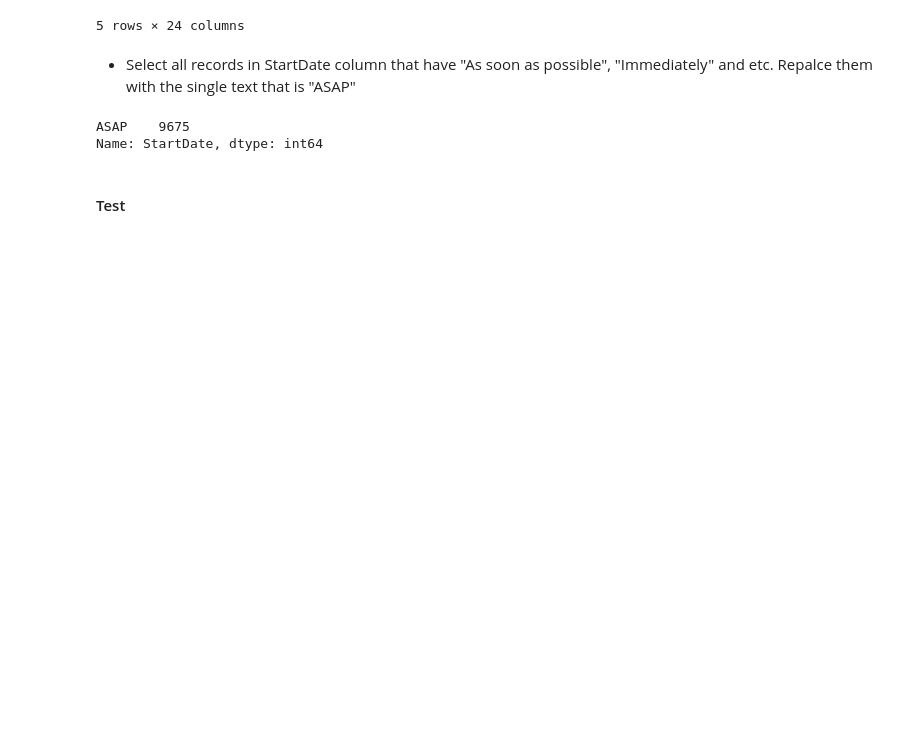
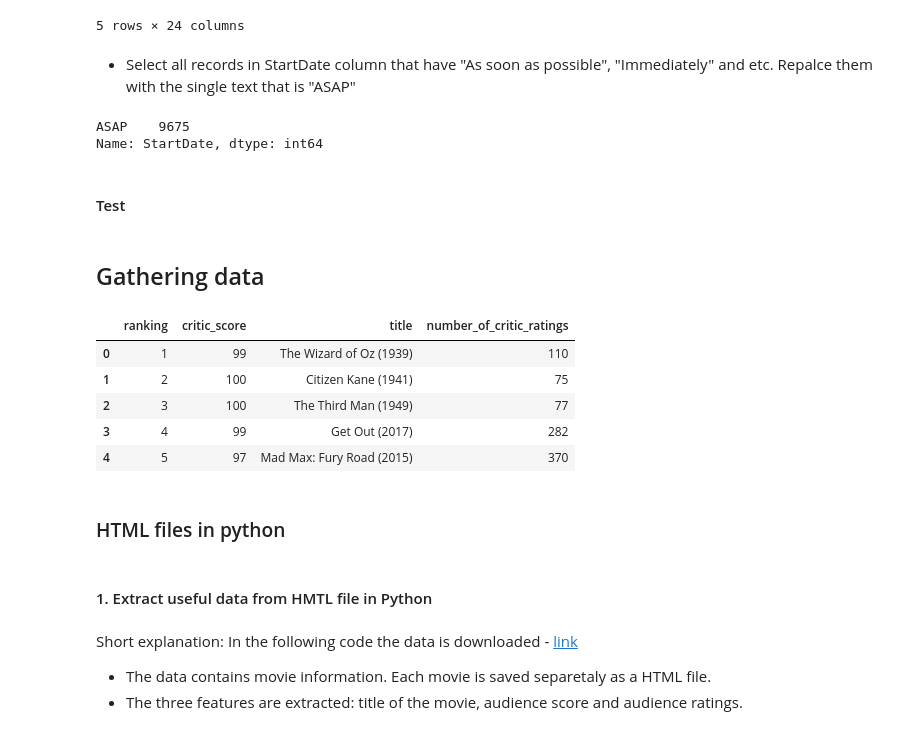
Before and after one commit to ibragimoveldor/Data-Analyst-Projects, a Jupyter notebook: Project_4/Intro_to_data_wrangling/data-wrangling-template.ipynb, the cells around one changed output. Saved outputs shown, nothing was run; the diff lists cells and outputs as text; code cells hidden in the pictures; blank space fills up the shorter version.

Commit message:
gathering data section added but not finished

```diff
--- a/Project_4/Intro_to_data_wrangling/data-wrangling-template.ipynb
+++ b/Project_4/Intro_to_data_wrangling/data-wrangling-template.ipynb
@@ -146,3 +146,22 @@ ASAP    9675
 Name: StartDate, dtype: int64
 # %% [markdown]
 #### Test
+# %% [markdown]
+## Gathering data
+# %%
+# Flat file reading using pandas Dataframe
+df = pd.read_csv('bestofrt.tsv', sep= '\t')
+# %%
+# check if the file imported correctly
+df.head()
+# %% [output]
+|  | ranking | critic_score | title | number_of_critic_ratings |
+| 0 | 1 | 99 | The Wizard of Oz (1939) | 110 |
+| 1 | 2 | 100 | Citizen Kane (1941) | 75 |
+| 2 | 3 | 100 | The Third Man (1949) | 77 |
+| 3 | 4 | 99 | Get Out (2017) | 282 |
+| 4 | 5 | 97 | Mad Max: Fury Road (2015) | 370 |
+# %% [markdown]
+### HTML files in python
+# %% [markdown]
+#### 1. Extract useful data from HMTL file in Python
@@ -148,0 +173,5 @@ Name: StartDate, dtype: int64
+# %% [markdown]
+Short explanation: In the following code the data is downloaded - [link](https://d17h27t6h515a5.cloudfront.net/topher/2017/September/59ca6b7b_rt-html/rt-html.zip)
+
+- The data contains movie information. Each movie is saved separetaly as a HTML file.
+- The three features are extracted: title of the movie, audience score and audience ratings.
```
Also changed, not shown: parts of 3 cells of this notebook.
